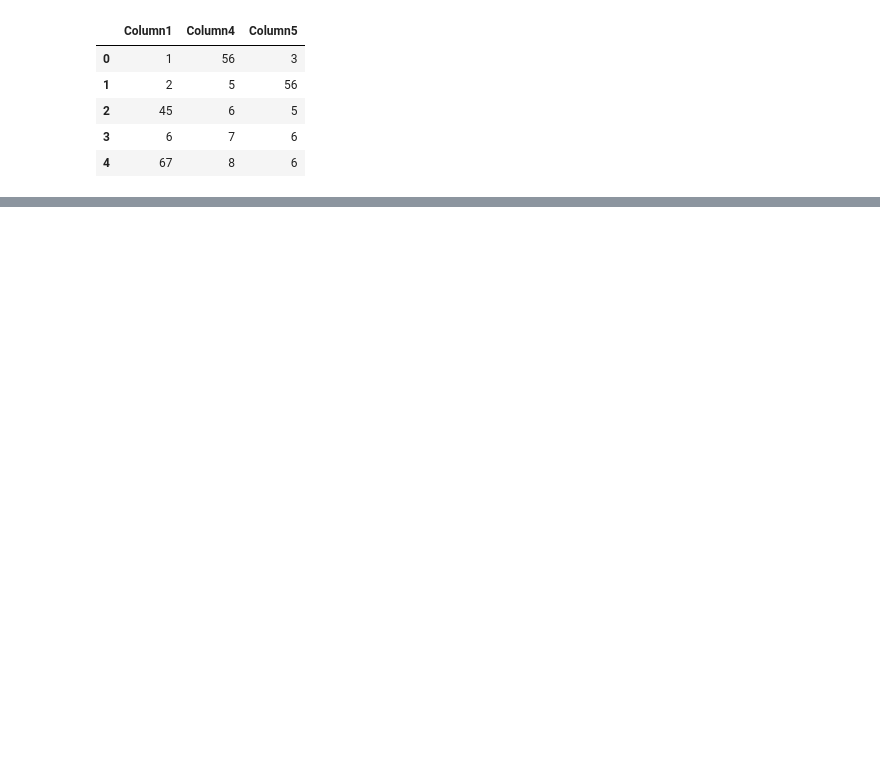
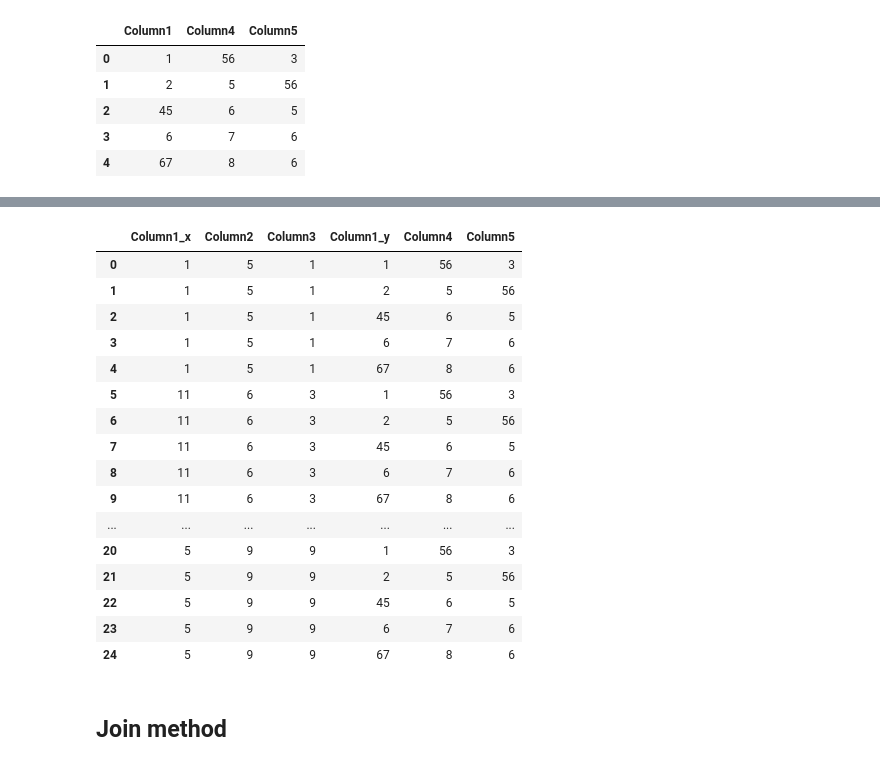
Before and after one commit to AlSaimun/Phitron-AIML, a Jupyter notebook: Pandas practice/pandas-advanced.ipynb, the cells around one changed output, grey strips where cells are left out. Cells and saved outputs as stored; diff of their text form; code cells hidden in the pictures; blank space fills up the shorter version.

```diff
--- a/Pandas practice/pandas-advanced.ipynb
+++ b/Pandas practice/pandas-advanced.ipynb
@@ -332,0 +392,36 @@ pd.merge(data1, data2, how='left')
+# %%
+data1 = pd.DataFrame({
+    'Column1': [1, 11, 3, 4, 5],
+    'Column2': [5, 6, 7, 8, 9],
+    'Column3': [1, 3, 5, 7, 9]
+
+})
+
+data2 = pd.DataFrame({
+    'Column1':[1,2,45,6,67],
+    'Column4':[56,5,6,7,8],
+    'Column5':[3,56,5,6,6]
+})
+
+df5 = pd.merge(data1, data2, how="cross")
+df5
+# %% [output]
+|  | Column1_x | Column2 | Column3 | Column1_y | Column4 | Column5 |
+| 0 | 1 | 5 | 1 | 1 | 56 | 3 |
+| 1 | 1 | 5 | 1 | 2 | 5 | 56 |
+| 2 | 1 | 5 | 1 | 45 | 6 | 5 |
+| 3 | 1 | 5 | 1 | 6 | 7 | 6 |
+| 4 | 1 | 5 | 1 | 67 | 8 | 6 |
+| 5 | 11 | 6 | 3 | 1 | 56 | 3 |
+| 6 | 11 | 6 | 3 | 2 | 5 | 56 |
+| 7 | 11 | 6 | 3 | 45 | 6 | 5 |
+| 8 | 11 | 6 | 3 | 6 | 7 | 6 |
+| 9 | 11 | 6 | 3 | 67 | 8 | 6 |
+| ... | ... | ... | ... | ... | ... | ... |
+| 20 | 5 | 9 | 9 | 1 | 56 | 3 |
+| 21 | 5 | 9 | 9 | 2 | 5 | 56 |
+| 22 | 5 | 9 | 9 | 45 | 6 | 5 |
+| 23 | 5 | 9 | 9 | 6 | 7 | 6 |
+| 24 | 5 | 9 | 9 | 67 | 8 | 6 |
+# %% [markdown]
+## Join method
```
Also changed, not shown: parts of 26 cells of this notebook, 10 other files.
